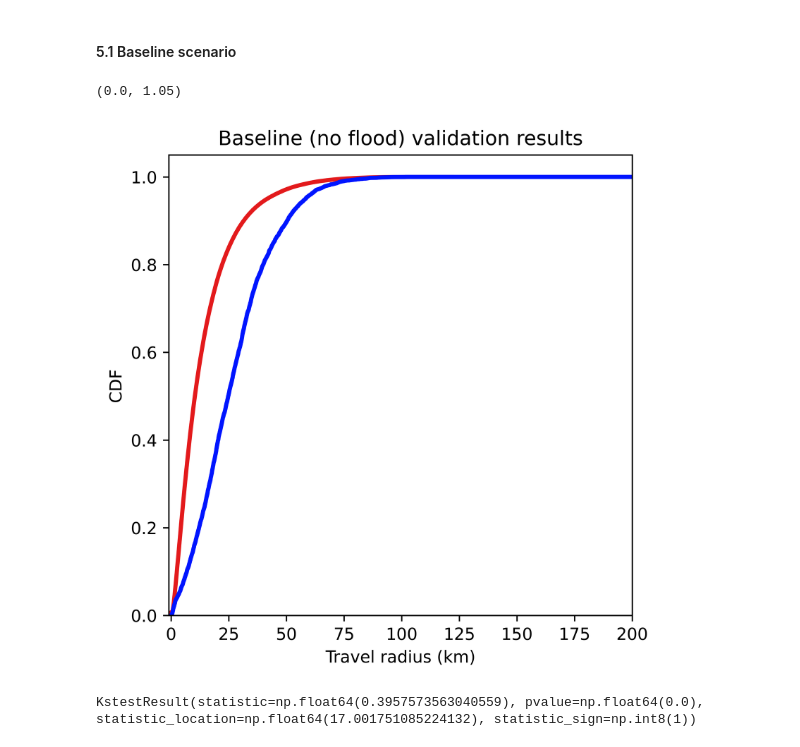
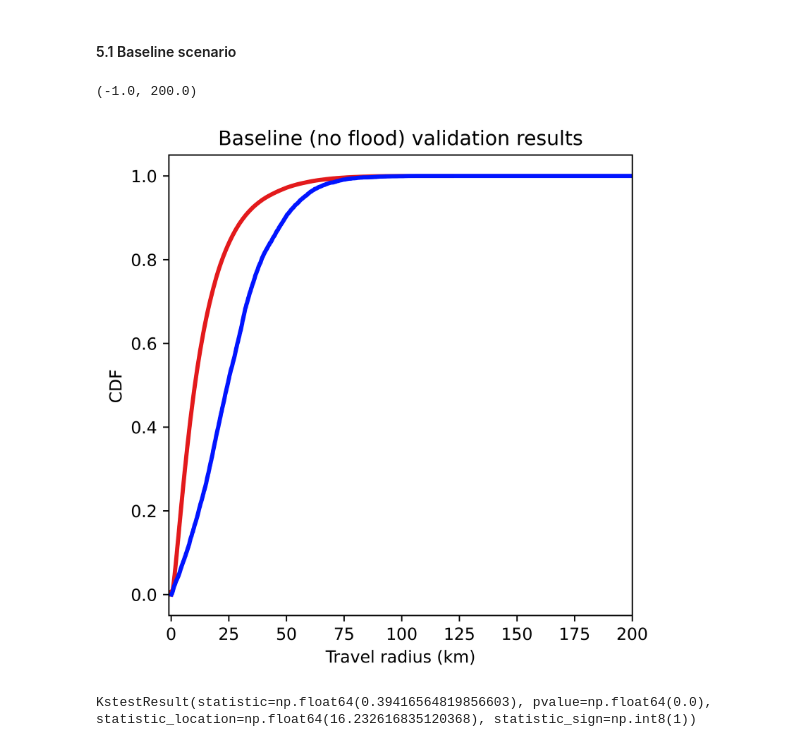
Before and after one commit to jesuslovesyiyi/Global-road-network-resilience, a Jupyter notebook: analysis/05_Validation.ipynb, the cells around one changed output. Drawn from its saved outputs; the diff is of its cells as text; code cells hidden in the pictures.

```diff
--- a/analysis/05_Validation.ipynb
+++ b/analysis/05_Validation.ipynb
@@ -1018,7 +1063,7 @@ baseline_sg_df['trip_rad_cusum'] = np.cumsum(baseline_sg_df["cnt"]) / max(np.cum
 
 '''Simulation'''
 # Load simulation dataframe
-baseline_la_sim = pd.read_csv(home_dir + '/LA_validation/la_OD_df_e4.csv', index_col=0) # 'rad_meter': travel radius in meters
+baseline_la_sim = pd.read_csv(home_dir + '/LA_validation/la_OD_df_e5.csv', index_col=0) # 'rad_meter': travel radius in meters
 baseline_la_sim['rad_km'] = baseline_la_sim['rad_meter']/1000 # convert from meter to km
 baseline_la_sim['cnt'] = 1 # add cnt column
 baseline_la_sim = baseline_la_sim.sort_values(by='rad_km', ascending=True).reset_index(drop=True)
@@ -1028,36 +1073,36 @@ baseline_la_sim['trip_rad_cusum'] = np.cumsum(baseline_la_sim["cnt"]) / max(np.c
 max_min = 200
 
 fig = plt.figure(dpi=1000, figsize=(5,5))
 ax = fig.add_subplot(111)
 # Safegraph travel radius data
 ax.plot(baseline_sg_df["dis"], baseline_sg_df["trip_rad_cusum"], label="SafeGraph", color="#e31a1c", linewidth=2.5)
 plt.ylabel("CDF")
 plt.xlabel("Travel radius (km)")
 plt.title("Baseline (no flood) validation results")
 
 # # Simulation
 duration_series = pd.concat(
     [
         baseline_la_sim["rad_km"],
         pd.Series(range(round(baseline_la_sim["rad_km"].max()), max_min))
     ],
     ignore_index=True
 )
 
 cdf_series = pd.concat(
     [
         baseline_la_sim["trip_rad_cusum"],
         pd.Series([1] * pd.Series(range(round(baseline_la_sim["rad_km"].max()), max_min)).shape[0])
     ],
     ignore_index=True
 )
 ax.plot(duration_series, cdf_series, label="Simulation", color="#0015ff", linewidth=2.5)
 
 plt.xlim(-1, 200)
-plt.ylim(0, 1.05)
+#plt.ylim(0, 1.05)
 # %% [output]
-(0.0, 1.05)
+(-1.0, 200.0)
-[figure, old version]
+[figure, new version]
 # %%
 from scipy.stats import ks_2samp
 sample1 = []
@@ -1067,4 +1112,4 @@ for i in range(len(baseline_sg_df)):
 sample2 = list(baseline_la_sim["rad_km"])
 print(ks_2samp(sample1, sample2))
 # %% [output]
-KstestResult(statistic=np.float64(0.3957573563040559), pvalue=np.float64(0.0), statistic_location=np.float64(17.001751085224132), statistic_sign=np.int8(1))
+KstestResult(statistic=np.float64(0.39416564819856603), pvalue=np.float64(0.0), statistic_location=np.float64(16.232616835120368), statistic_sign=np.int8(1))
```
Also changed, not shown: parts of 3 cells of this notebook.
